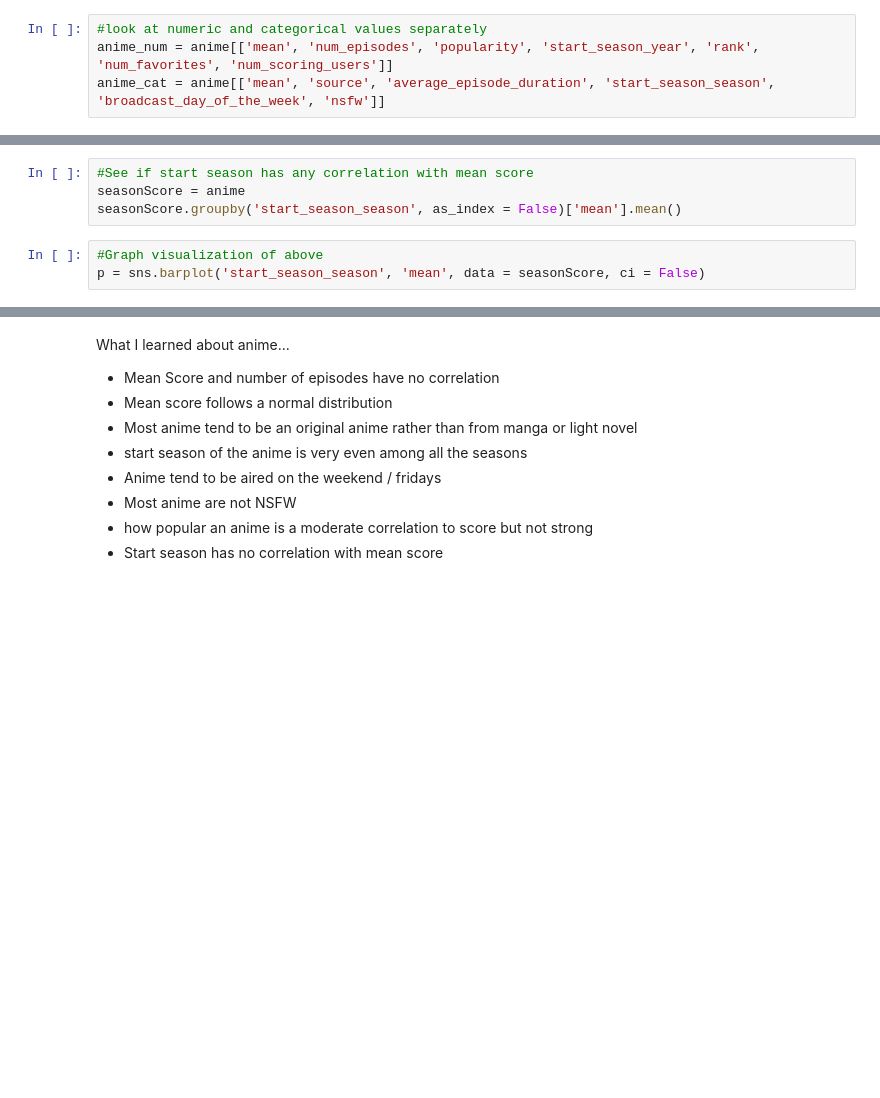
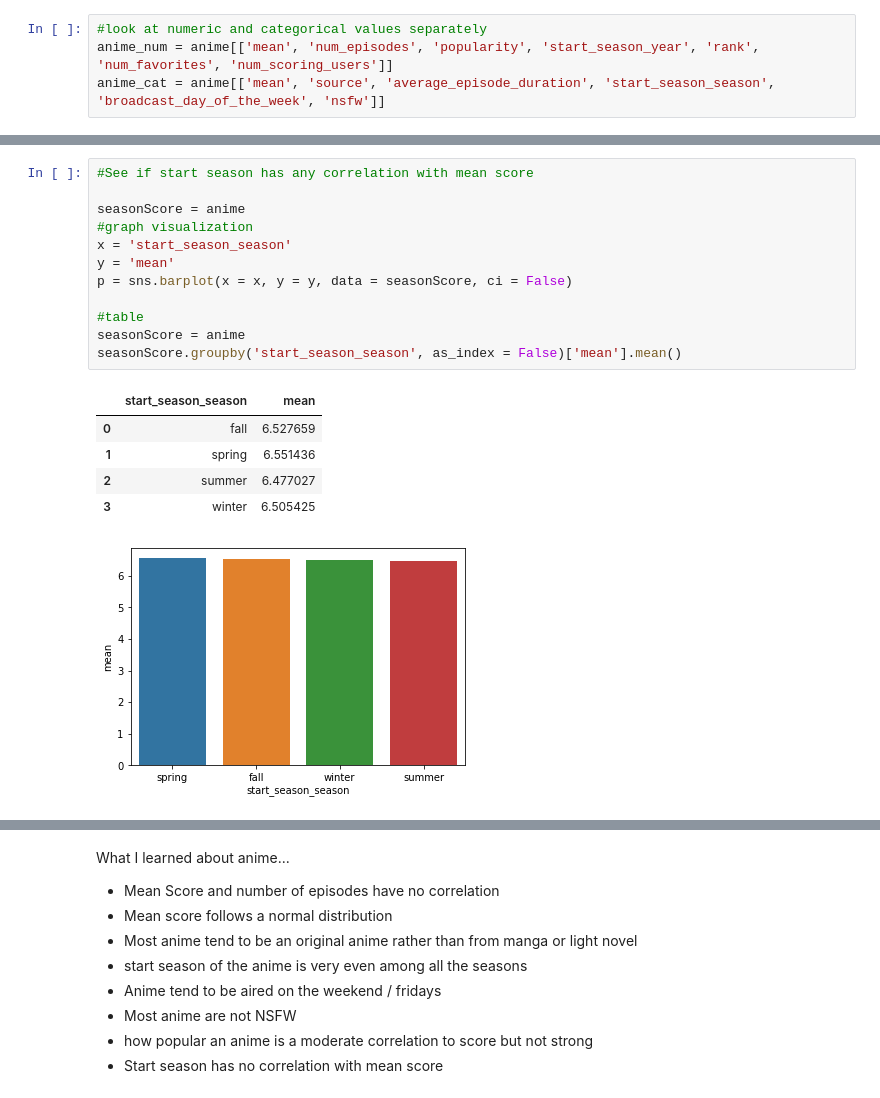
Before and after one commit to azshen23/Manga-to-Anime-prediciton, a Jupyter notebook: rating-prediction.ipynb, the cells around one changed output, grey strips where cells are left out. Drawn from its saved outputs; the diff is of its cells as text; blank space fills up the shorter version.

```diff
--- a/rating-prediction.ipynb
+++ b/rating-prediction.ipynb
@@ -77,10 +172,22 @@ for i in anime_cat.columns:
 # %%
 #See if start season has any correlation with mean score
+
+seasonScore = anime
+#graph visualization
+x = 'start_season_season'
+y = 'mean'
+p = sns.barplot(x = x, y = y, data = seasonScore, ci = False)
+
+#table
 seasonScore = anime
 seasonScore.groupby('start_season_season', as_index = False)['mean'].mean()
+# %% [output]
+|  | start_season_season | mean |
+| 0 | fall | 6.527659 |
+| 1 | spring | 6.551436 |
+| 2 | summer | 6.477027 |
+| 3 | winter | 6.505425 |
+[figure, added]
-# %%
-#Graph visualization of above
-p = sns.barplot('start_season_season', 'mean', data = seasonScore, ci = False)
 # %%
 #See if nsfw has any correlation with mean score
 seasonScore = anime
```
Also changed, not shown: parts of 10 cells of this notebook.
